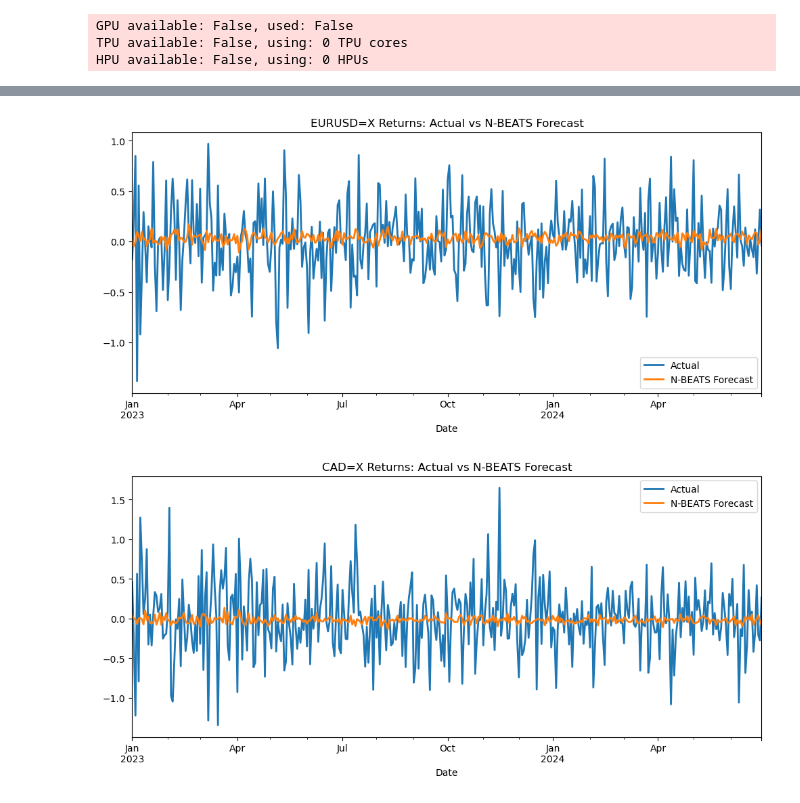
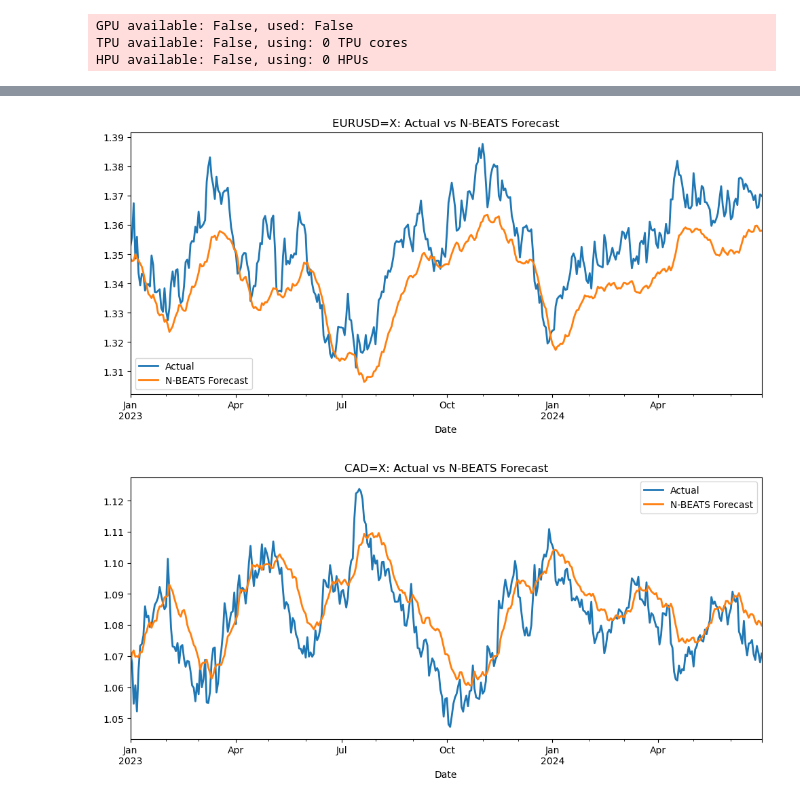
Before and after one commit to AnnastasiaStathakos/financial-time-series-forecasting, a Jupyter notebook: notebooks/03_nbeats_model.ipynb, the cells around one changed output, grey strips where cells are left out. Saved outputs shown, nothing was run; the diff lists cells and outputs as text; code cells hidden in the pictures.

```diff
--- a/notebooks/03_nbeats_model.ipynb
+++ b/notebooks/03_nbeats_model.ipynb
@@ -50,9 +85,9 @@ None
 # Split data into train, validation, and test sets
 train_split = '2022-01-01'
 val_split = '2023-01-01'
-train = returns.loc[:train_split]
-val = returns.loc[train_split:val_split]
-test = returns.loc[val_split:]
+train = data.loc[:'2021-12-31']
+val = data.loc[train_split:'2022-12-31']
+test = data.loc[val_split:]
 
 
 # check
@@ -99,5 +134,5 @@ plt.show()
 # %%
-returns.reset_index(inplace=True)
+data.reset_index(inplace=True)
 train.reset_index(inplace=True)
 val.reset_index(inplace=True)
 test.reset_index(inplace=True)
@@ -120,8 +155,10 @@ returns
 # %%
+# to do: avoid 0 filling somehow
+
 series_ts = TimeSeries.from_dataframe(
-    returns,
+    data,
     time_col='Date',
-    value_cols=list(returns.columns)[1:],
+    value_cols=list(data.columns)[1:],
     # fill_missing_dates=True,
     fillna_value=0.0,
     freq='B'
@@ -130,7 +167,7 @@ series_ts = TimeSeries.from_dataframe(
 train_ts = TimeSeries.from_dataframe(
     train,
     time_col='Date',
-    value_cols=list(returns.columns)[1:],
+    value_cols=list(data.columns)[1:],
     # fill_missing_dates=True,
     fillna_value=0.0,
     freq='B'
@@ -139,7 +176,7 @@ train_ts = TimeSeries.from_dataframe(
 val_ts = TimeSeries.from_dataframe(
     val,
     time_col='Date',
-    value_cols=list(returns.columns)[1:],
+    value_cols=list(data.columns)[1:],
     # fill_missing_dates=True,
     fillna_value=0.0,
     freq='B'
@@ -148,7 +185,7 @@ val_ts = TimeSeries.from_dataframe(
 test_ts = TimeSeries.from_dataframe(
     test,
     time_col='Date',
-    value_cols=list(returns.columns)[1:],
+    value_cols=list(data.columns)[1:],
     # fill_missing_dates=True,
     fillna_value=0.0,
     freq='B'
@@ -327,9 +376,9 @@ shape: (390, 2, 1), freq: B, size: 6.09 KB
 # %%
 # evaluate model
 scores = {}
-for col in list(returns.columns)[1:]:
-    rootmeansquarederr = rmse(test_ts, pred_ts)
-    sMAPE = smape(test_ts, pred_ts)
+for col in list(data.columns)[1:]:
+    rootmeansquarederr = rmse(test_ts[col], pred_ts[col])
+    sMAPE = smape(test_ts[col], pred_ts[col])
 
     scores[col] = {'RMSE': rootmeansquarederr, 'sMAPE': sMAPE}
 
@@ -353,16 +402,16 @@ scores_df
 # %%
-for col in list(returns.columns)[1:]:
+for col in list(data.columns)[1:]:
     plt.figure(figsize=(12, 5))
 
     test_ts[col].plot(label="Actual")
     pred_ts[col].plot(label="N-BEATS Forecast")
-    plt.title(f"{col} Returns: Actual vs N-BEATS Forecast")
+    plt.title(f"{col}: Actual vs N-BEATS Forecast")
 
     plt.legend()
     plt.show()
 # %% [output]
-[figure, old version]
+[figure, new version]
-[figure, old version]
+[figure, new version]
 # %%
 pred = pred_ts.to_dataframe()
 
```
Also changed, not shown: parts of 19 cells of this notebook, 5 other files.
